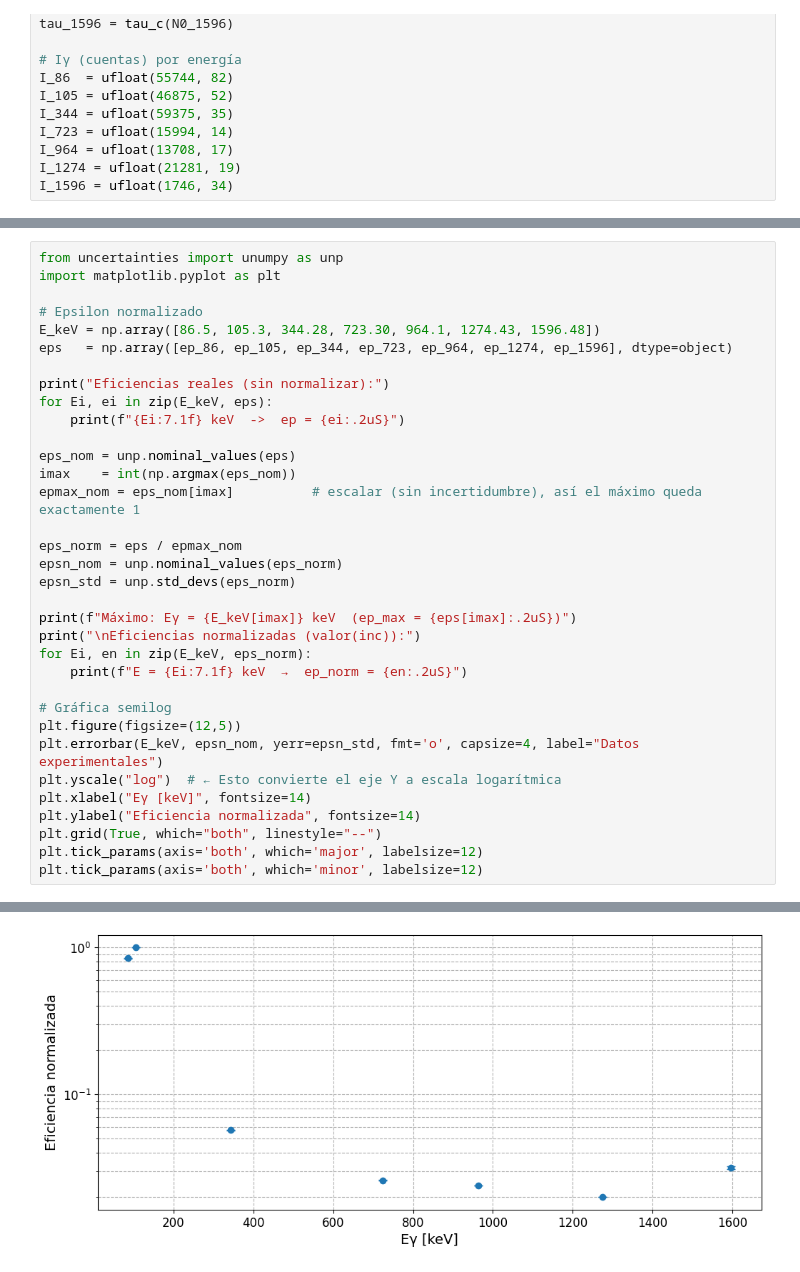
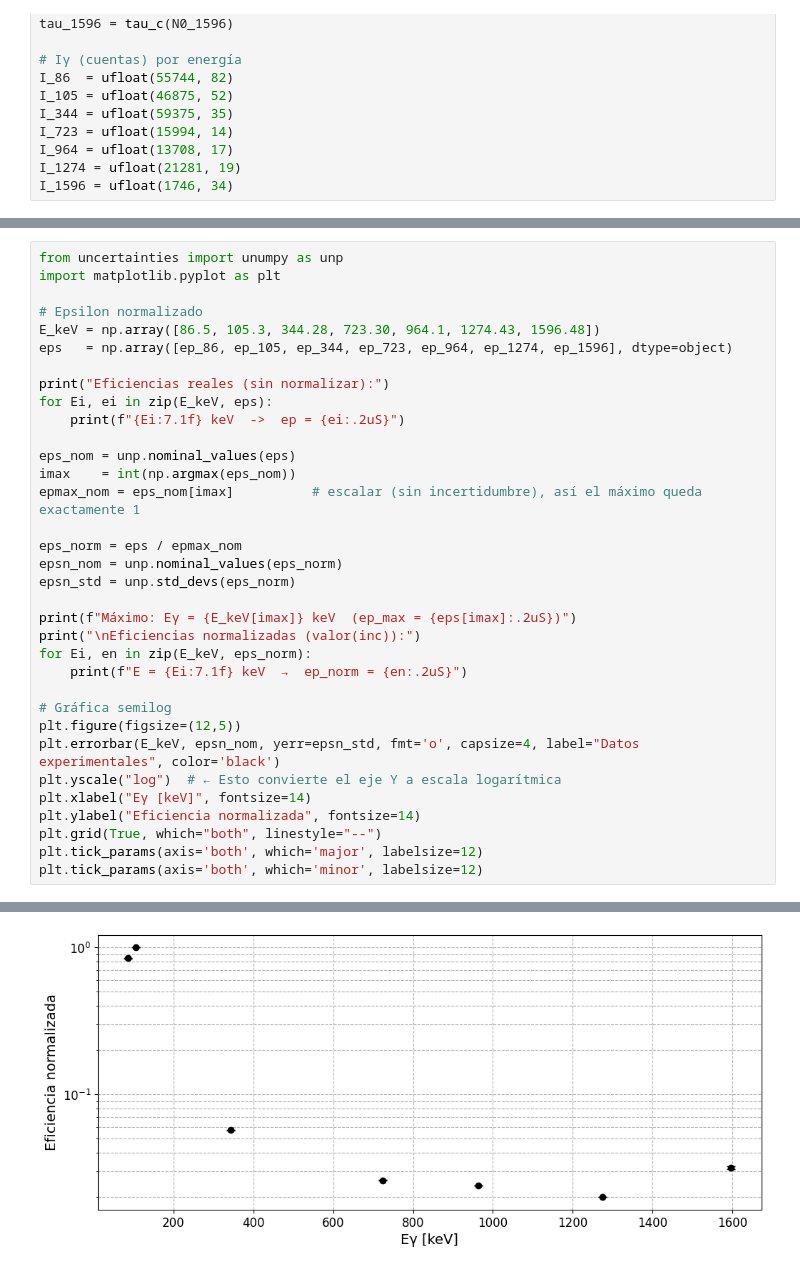
Before and after one commit to asarria48/Nuclear-physics, a Jupyter notebook: Informe3.ipynb, the cells around one changed output, grey strips where cells are left out. Cells and saved outputs as stored; diff of their text form.

```diff
--- a/Informe3.ipynb
+++ b/Informe3.ipynb
@@ -2239,32 +2237,32 @@ print("\nEficiencias normalizadas (valor(inc)):")
 for Ei, en in zip(E_keV, eps_norm):
     print(f"E = {Ei:7.1f} keV  →  ep_norm = {en:.2uS}")
 
 # Gráfica semilog
 plt.figure(figsize=(12,5))
-plt.errorbar(E_keV, epsn_nom, yerr=epsn_std, fmt='o', capsize=4, label="Datos experimentales")
+plt.errorbar(E_keV, epsn_nom, yerr=epsn_std, fmt='o', capsize=4, label="Datos experimentales", color='black')
 plt.yscale("log")  # ← Esto convierte el eje Y a escala logarítmica
 plt.xlabel("Eγ [keV]", fontsize=14)
 plt.ylabel("Eficiencia normalizada", fontsize=14)
 plt.grid(True, which="both", linestyle="--")
 plt.tick_params(axis='both', which='major', labelsize=12)
 plt.tick_params(axis='both', which='minor', labelsize=12)
 # %% [output]
 Eficiencias reales (sin normalizar):
    86.5 keV  ->  ep = 7.930(12)e+05
   105.3 keV  ->  ep = 9.396(10)e+05
   344.3 keV  ->  ep = 53533(32)
   723.3 keV  ->  ep = 24448(21)
   964.1 keV  ->  ep = 22446(28)
  1274.4 keV  ->  ep = 18774(17)
  1596.5 keV  ->  ep = 2.979(58)e+04
 Máximo: Eγ = 105.3 keV  (ep_max = 9.396(10)e+05)
 
 Eficiencias normalizadas (valor(inc)):
 E =    86.5 keV  →  ep_norm = 0.8440(12)
 E =   105.3 keV  →  ep_norm = 1.0000(11)
 E =   344.3 keV  →  ep_norm = 0.056975(34)
 E =   723.3 keV  →  ep_norm = 0.026021(23)
 E =   964.1 keV  →  ep_norm = 0.023889(30)
 E =  1274.4 keV  →  ep_norm = 0.019982(18)
 E =  1596.5 keV  →  ep_norm = 0.03170(62)
-[figure, old version]
+[figure, new version]
```
Also changed, not shown: parts of 10 cells of this notebook.
